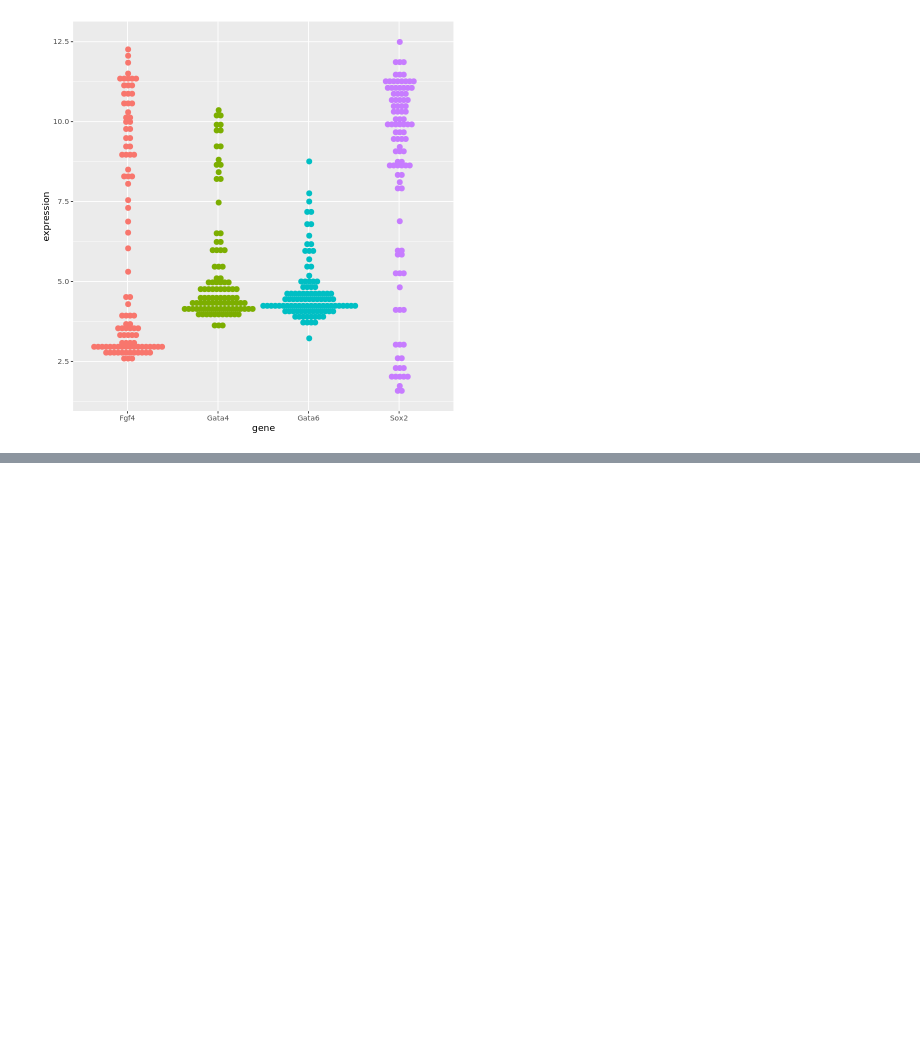
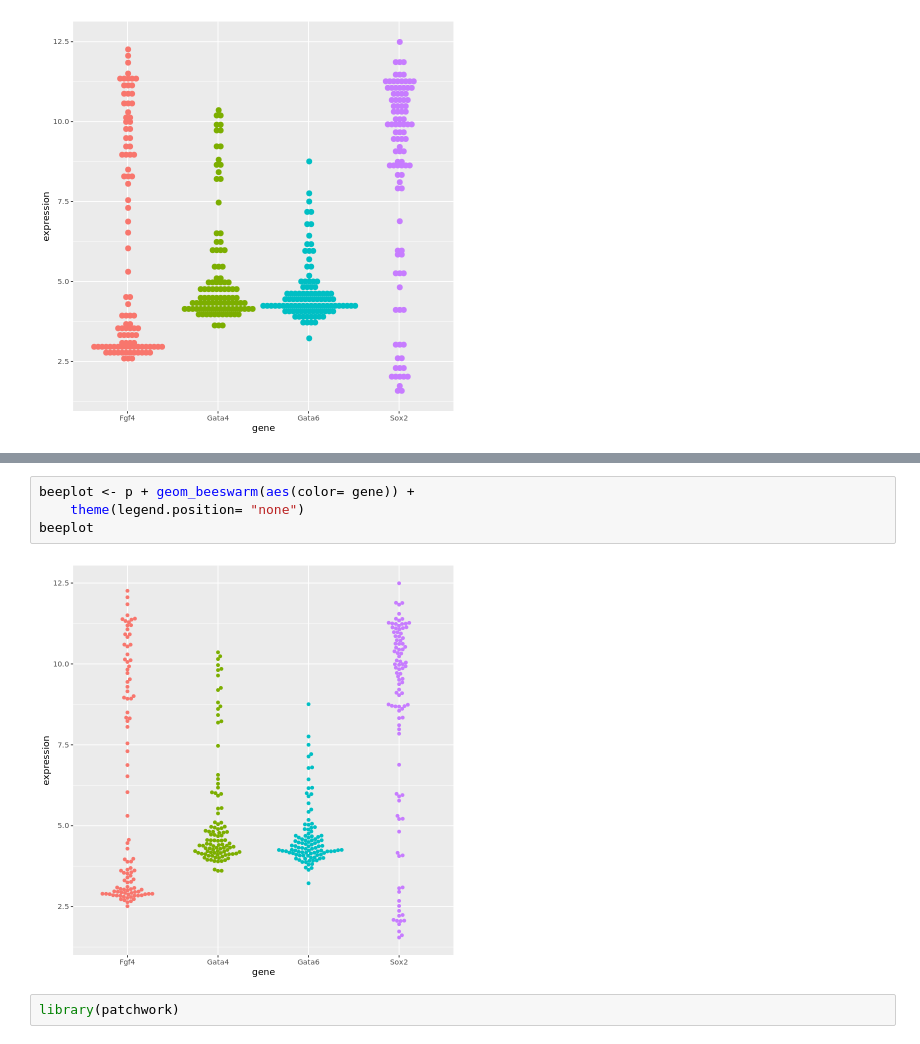
Before and after one commit to JShermanK1/binder_r_conda, a Jupyter notebook: Data_Club_ggplot2_tutorial.ipynb, the cells around one changed output, grey strips where cells are left out. Saved outputs shown, nothing was run; the diff lists cells and outputs as text; blank space fills up the shorter version.

```diff
--- a/Data_Club_ggplot2_tutorial.ipynb
+++ b/Data_Club_ggplot2_tutorial.ipynb
@@ -165,0 +175,8 @@ ERROR: Error in library("ggbeeswarm"): there is no package called ‘ggbeeswarm
+# %%
+beeplot <- p + geom_beeswarm(aes(color= gene)) +
+    theme(legend.position= "none")
+beeplot
+# %% [output]
+[figure, added]
+# %%
+library(patchwork)
```
Also changed, not shown: parts of 10 cells of this notebook.
